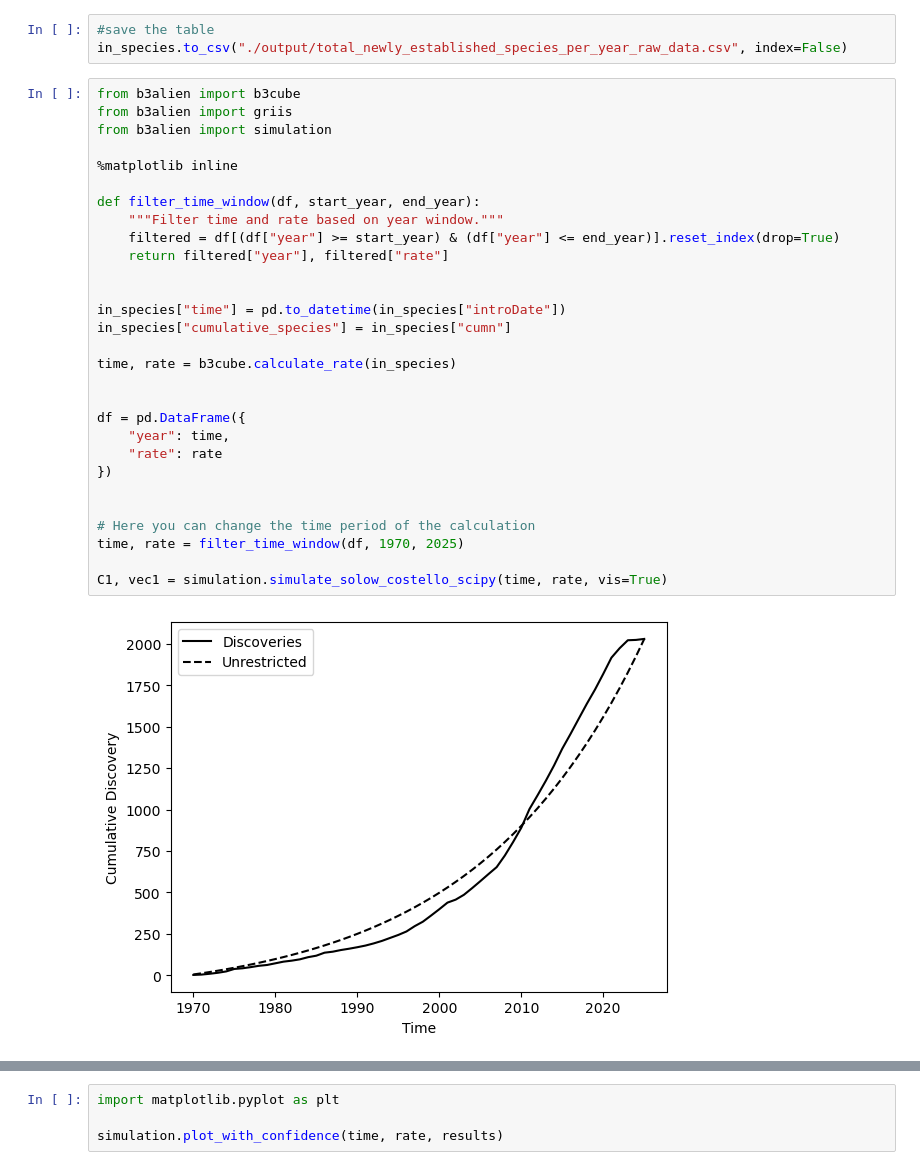
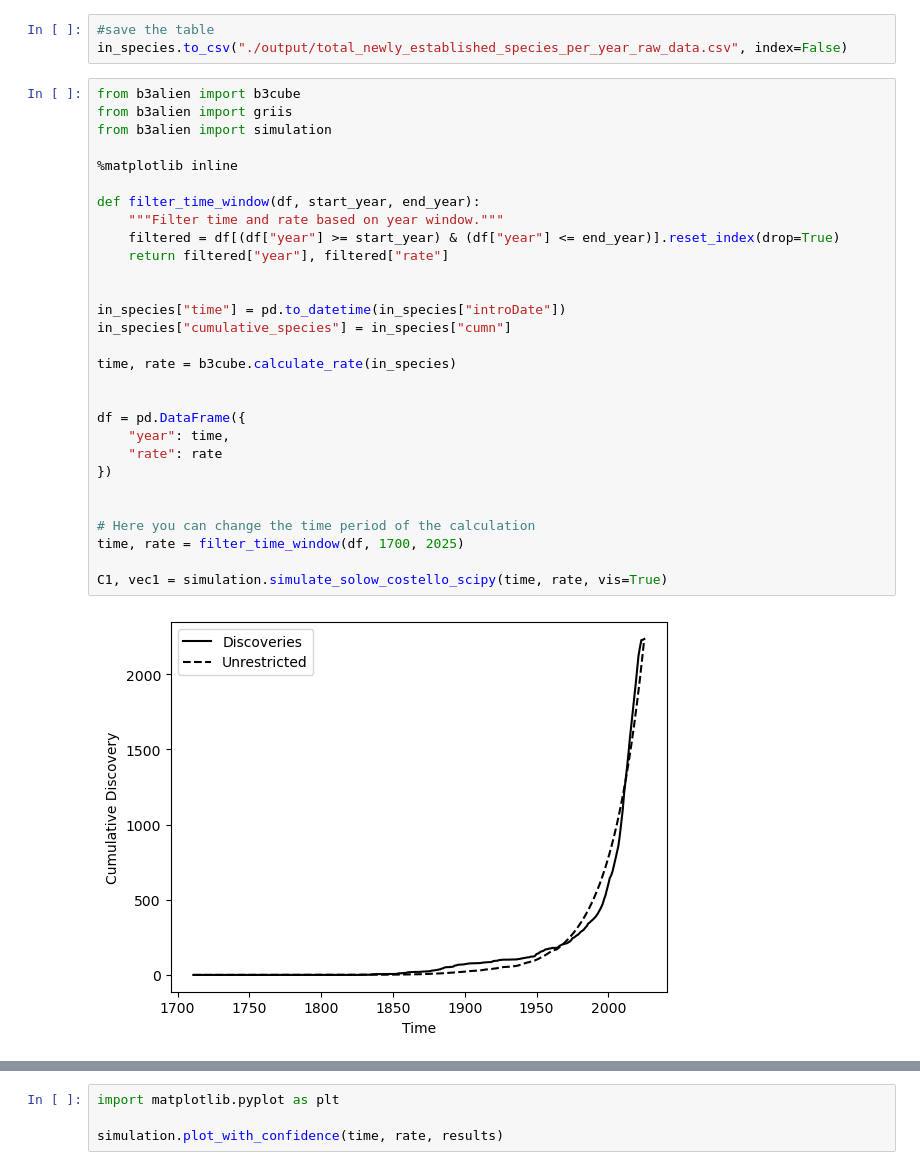
Before and after one commit to inbo/Target6, a Jupyter notebook: reporting_Flanders_2026/target6_belgium.ipynb, the cells around one changed output, grey strips where cells are left out. Saved outputs shown, nothing was run; the diff lists cells and outputs as text.

Commit message:
add file of figure

```diff
--- a/reporting_Flanders_2026/target6_belgium.ipynb
+++ b/reporting_Flanders_2026/target6_belgium.ipynb
@@ -120,34 +120,34 @@ in_species.to_csv("./output/total_newly_established_species_per_year_raw_data.cs
 # %%
 from b3alien import b3cube
 from b3alien import griis
 from b3alien import simulation
 
 %matplotlib inline
 
 def filter_time_window(df, start_year, end_year):
     """Filter time and rate based on year window."""
     filtered = df[(df["year"] >= start_year) & (df["year"] <= end_year)].reset_index(drop=True)
     return filtered["year"], filtered["rate"]
 
 
 in_species["time"] = pd.to_datetime(in_species["introDate"])
 in_species["cumulative_species"] = in_species["cumn"]
 
 time, rate = b3cube.calculate_rate(in_species)
 
 
 df = pd.DataFrame({
     "year": time,
     "rate": rate
 })
 
 
 # Here you can change the time period of the calculation
-time, rate = filter_time_window(df, 1970, 2025)
+time, rate = filter_time_window(df, 1700, 2025)
 
 C1, vec1 = simulation.simulate_solow_costello_scipy(time, rate, vis=True)
 # %% [output]
-[figure, old version]
+[figure, new version]
 # %%
 results = simulation.parallel_bootstrap_solow_costello(time, rate, n_iterations=200)
 
```
Also changed, not shown: parts of 1 cell of this notebook, 5 other files.
